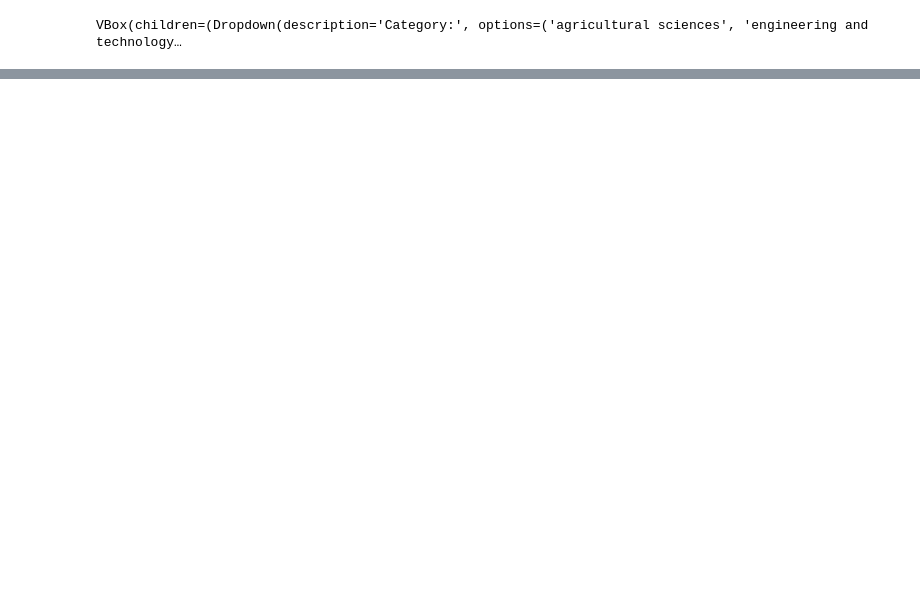
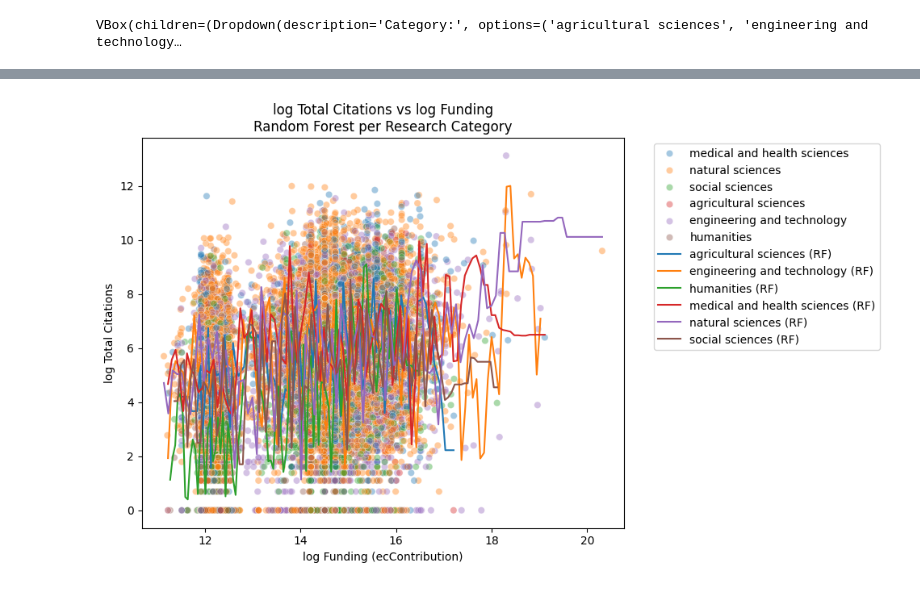
Before and after one commit to mariejatsun/Modern-Data-Analytics-, a Jupyter notebook: analyze.ipynb, the cells around one changed output, grey strips where cells are left out. Cells and saved outputs as stored; diff of their text form; code cells hidden in the pictures; blank space fills up the shorter version.

Commit message:
move files and add randomforest regression

```diff
--- a/analyze.ipynb
+++ b/analyze.ipynb
@@ -1855,0 +1839,36 @@ plt.show()
+# %%
+from sklearn.ensemble import RandomForestRegressor
+
+plt.figure(figsize=(10, 6))
+palette = sns.color_palette("tab10", n_colors=len(category_options))
+
+sns.scatterplot(
+    x='log_ecContribution',
+    y='log_total_citations',
+    hue='category',
+    data=df,
+    alpha=0.4,
+    palette=palette,
+    legend='full'
+)
+
+for i, cat in enumerate(category_options):
+    subset = df[df['category'] == cat]
+    if len(subset) > 10:  # Need enough data for ML
+        X = subset[['log_ecContribution']].values
+        y = subset['log_total_citations'].values
+        # Fit Random Forest
+        model = RandomForestRegressor(n_estimators=100, random_state=42)
+        model.fit(X, y)
+        x_vals = np.linspace(X.min(), X.max(), 100).reshape(-1, 1)
+        y_pred = model.predict(x_vals)
+        plt.plot(x_vals, y_pred, color=palette[i], label=f"{cat} (RF)")
+
+plt.title('log Total Citations vs log Funding\nRandom Forest per Research Category')
+plt.xlabel('log Funding (ecContribution)')
+plt.ylabel('log Total Citations')
+plt.legend(bbox_to_anchor=(1.05, 1), loc='upper left')
+plt.tight_layout()
+plt.show()
+# %% [output]
+[figure, added]
```
Also changed, not shown: parts of 9 cells of this notebook, 11 other files.
